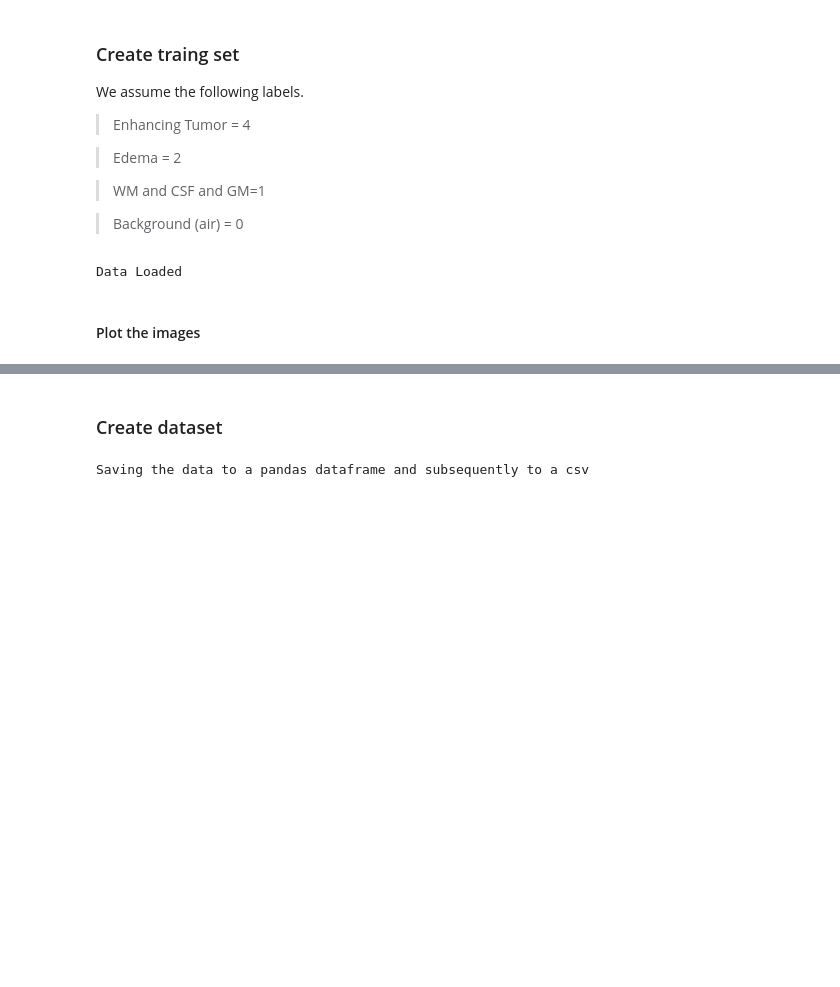
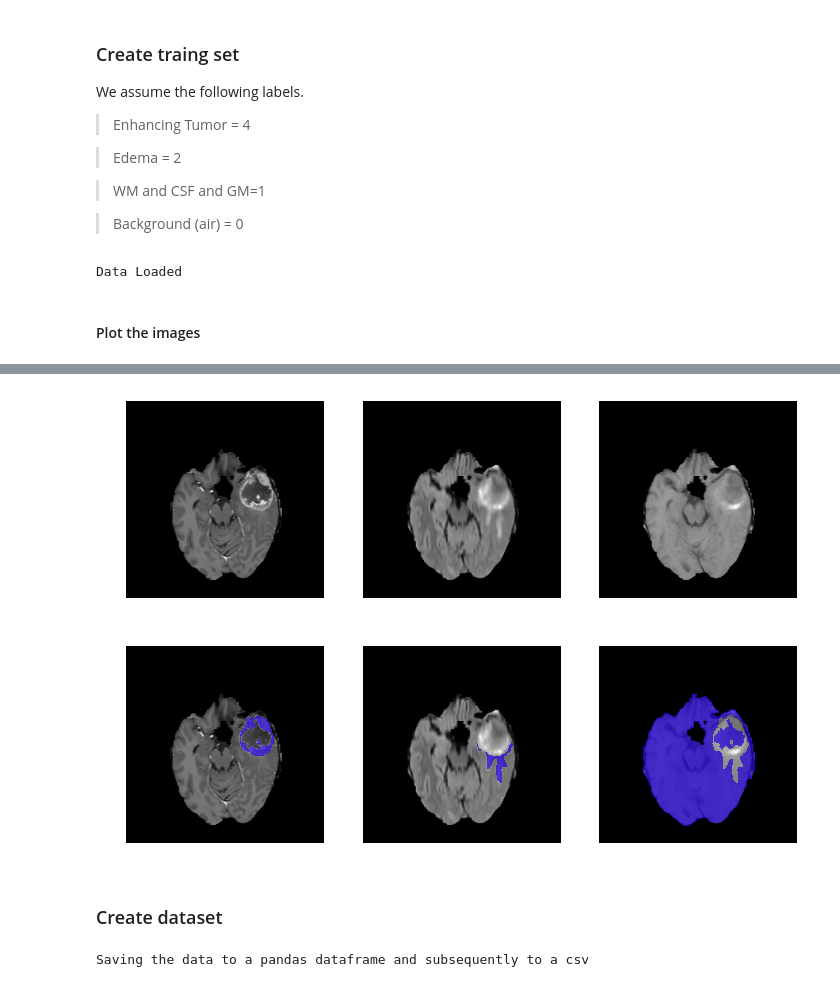
Before and after one commit to slowvak/MachineLearningForMedicalImages, a Jupyter notebook: notebooks/Module 1.ipynb, the cells around one changed output, grey strips where cells are left out. Cells and saved outputs as stored; diff of their text form; code cells hidden in the pictures; blank space fills up the shorter version.

```diff
--- a/notebooks/Module 1.ipynb
+++ b/notebooks/Module 1.ipynb
@@ -128,3 +94,37 @@ display_overlay(Pre[:, :, 55,], GroundTruth[:,:,55]==1)
+# %%
+sl = 55 #slice to visualize
+
+# Construct figure showing individual slices for post, flair, and pre sequences
+f, (ax1,ax2,ax3)=plt.subplots(1,3,figsize=(12,12))
+ax1.imshow(np.rot90(Post[:, :, sl],3), cmap=plt.cm.gray)
+ax1.axis('off')
+ax2.imshow(np.rot90(Flair[:, :, sl],3), cmap=plt.cm.gray)
+ax2.axis('off')
+ax3.imshow(np.rot90(Pre[:, :, sl],3), cmap=plt.cm.gray)
+ax3.axis('off')
+plt.show()
+
+# Construct figure including segmentation overlays
+f, (ax1,ax2,ax3)=plt.subplots(1,3,figsize=(12,12))
+ax1.imshow(np.rot90(Post[:, :, sl],3), cmap=plt.cm.gray)
+seg = np.rot90(GroundTruth[:,:,sl]==4,3) #Enhancing tumor
+seg = np.ma.masked_where(seg==0,seg)
+ax1.imshow(seg, cmap=plt.cm.brg, alpha = 0.7, vmin=0.7, vmax = 5, interpolation = 'nearest')
+ax1.axis('off')
+ax2.imshow(np.rot90(Flair[:, :, sl],3), cmap=plt.cm.gray)
+seg = np.rot90(GroundTruth[:,:,sl]==2,3) #Edema
+seg = np.ma.masked_where(seg==0,seg)
+ax2.imshow(seg, cmap=plt.cm.brg, alpha = 0.7, vmin=0.7, vmax = 5, interpolation = 'nearest')
+ax2.axis('off')
+ax3.imshow(np.rot90(Pre[:, :, sl],3), cmap=plt.cm.gray)
+seg = np.rot90(GroundTruth[:,:,sl]==1,3) #WM, CSF, and GM
+seg = np.ma.masked_where(seg==0,seg)
+ax3.imshow(seg, cmap=plt.cm.brg, alpha = 0.7, vmin=0.7, vmax = 5, interpolation = 'nearest')
+ax3.axis('off')
+plt.show()
+# %% [output]
+[figure, added]
+[figure, added]
 # %% [markdown]
 ### Create dataset
 # %%
```
Also changed, not shown: parts of 5 cells of this notebook, 1 other file.
